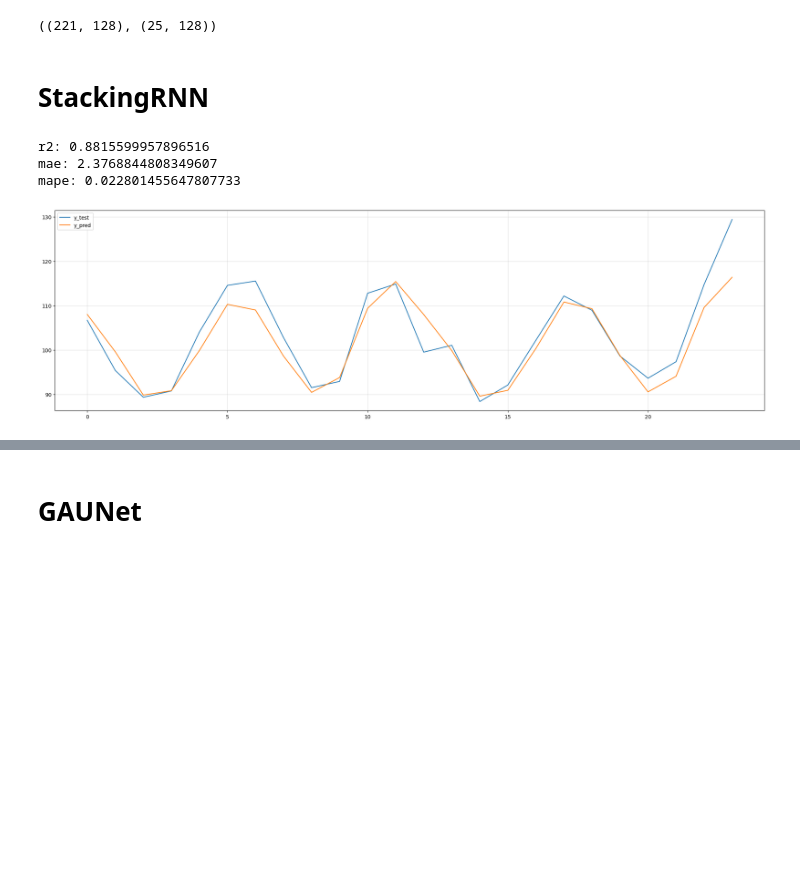
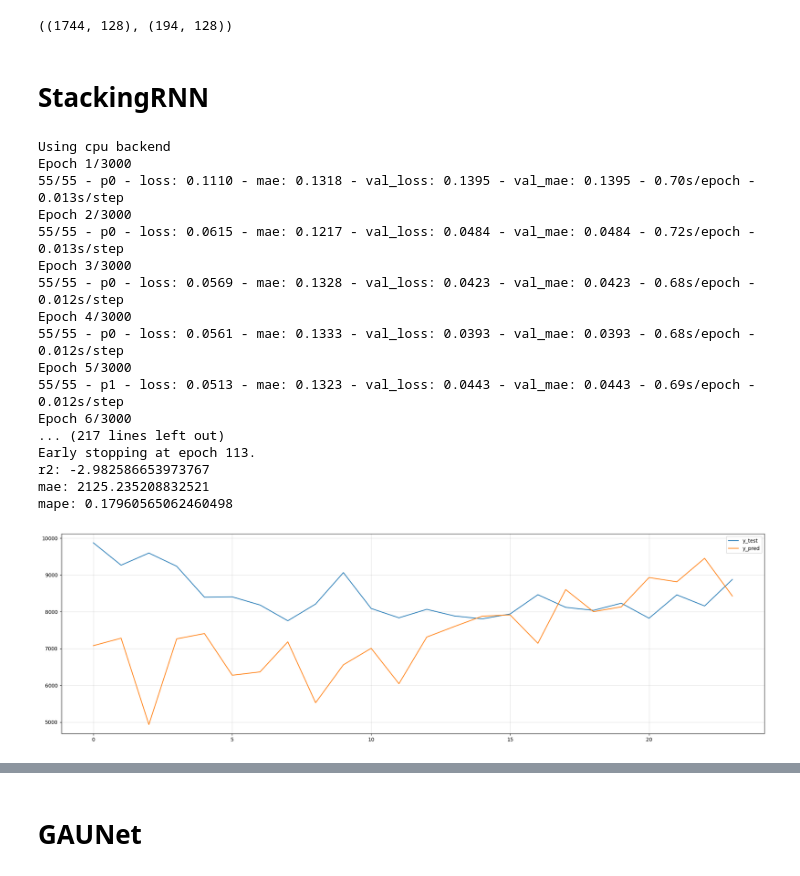
Before and after one commit to BirchKwok/spinesTS, a Jupyter notebook: examples/nn.ipynb, the cells around one changed output, grey strips where cells are left out. Drawn from its saved outputs; the diff is of its cells as text; code cells hidden in the pictures; blank space fills up the shorter version.

```diff
--- a/examples/nn.ipynb
+++ b/examples/nn.ipynb
@@ -32,28 +31,54 @@ series_data = BuiltInSeriesData()
 | 17 | Web_Sales            | date, type_a, type_b, sales_cnt                                      |
 +----+----------------------+----------------------------------------------------------------------+
 # %%
-cs = series_data['Electric_Production']
+cs = series_data['Web_Sales']
 
-x_train, x_test, y_train, y_test = split_series(cs['value'], cs['value'], 128, 24, train_size=0.9)
+x_train, x_test, y_train, y_test = split_series(cs['type_a'], cs['type_a'], 128, 24, train_size=0.9)
 # %%
 x_train.shape, x_test.shape
 # %% [output]
-((221, 128), (25, 128))
+((1744, 128), (194, 128))
+# %%
+from sklearn.preprocessing import MinMaxScaler
+
+scaler = MinMaxScaler()
+x_train = scaler.fit_transform(x_train)
+x_test = scaler.transform(x_test)
+
+scaler2 = MinMaxScaler()
+y_train = scaler2.fit_transform(y_train)
+y_test = scaler2.transform(y_test)
 # %% [markdown]
 # StackingRNN
-# %%
-model = StackingRNN(128, 24, random_seed=42, loss_fn='mae', learning_rate=0.001, dropout=0.1, diff_n=1,
-                    stack_num=2, bidirectional=True, device='cpu')
-model.fit(x_train, y_train, eval_set=(x_test, y_test), batch_size=32,
-             min_delta=0, patience=100, epochs=3000, verbose=False, lr_scheduler=None)
-y_pred_inverse = model.predict(x_test)
-# y_pred_inverse = sc_y.inverse_transform(y_pred)
-print(f"r2: {r2_score(y_test.T, y_pred_inverse.T)}")
-print(f"mae: {mean_absolute_error(y_test, y_pred_inverse)}")
-print(f"mape: {mean_absolute_percentage_error(y_test, y_pred_inverse)}")
-a = plot2d(y_test, y_pred_inverse, eval_slices='[-1]', labels=['y_test', 'y_pred'], figsize=(20, 6))
-# %% [output]
-r2: 0.8815599957896516
-mae: 2.3768844808349607
-mape: 0.022801455647807733
-[figure, removed]
+# %%
+model = StackingRNN(128, 24, random_seed=42, loss_fn='mae', learning_rate=0.001, dropout=0.1, diff_n=0,
+                    stack_num=2, num_layers=1, bidirectional=True, device='cpu')
+model.fit(x_train, y_train, eval_set=(x_test, y_test), batch_size=32,
+             min_delta=0, patience=100, epochs=3000, verbose=True, lr_scheduler=None)
+y_pred_inverse = scaler2.inverse_transform(model.predict(x_test))
+
+y_test_inverse = scaler2.inverse_transform(y_test)
+
+print(f"r2: {r2_score(y_test_inverse.T, y_pred_inverse.T)}")
+print(f"mae: {mean_absolute_error(y_test_inverse, y_pred_inverse)}")
+print(f"mape: {mean_absolute_percentage_error(y_test_inverse, y_pred_inverse)}")
+a = plot2d(y_test_inverse, y_pred_inverse, eval_slices='[-1]', labels=['y_test', 'y_pred'], figsize=(20, 6))
+# %% [output]
+Using cpu backend
+Epoch 1/3000
+55/55 - p0 - loss: 0.1110 - mae: 0.1318 - val_loss: 0.1395 - val_mae: 0.1395 - 0.70s/epoch - 0.013s/step
+Epoch 2/3000
+55/55 - p0 - loss: 0.0615 - mae: 0.1217 - val_loss: 0.0484 - val_mae: 0.0484 - 0.72s/epoch - 0.013s/step
+Epoch 3/3000
+55/55 - p0 - loss: 0.0569 - mae: 0.1328 - val_loss: 0.0423 - val_mae: 0.0423 - 0.68s/epoch - 0.012s/step
+Epoch 4/3000
+55/55 - p0 - loss: 0.0561 - mae: 0.1333 - val_loss: 0.0393 - val_mae: 0.0393 - 0.68s/epoch - 0.012s/step
+Epoch 5/3000
+55/55 - p1 - loss: 0.0513 - mae: 0.1323 - val_loss: 0.0443 - val_mae: 0.0443 - 0.69s/epoch - 0.012s/step
+Epoch 6/3000
+... (217 lines left out)
+Early stopping at epoch 113.
+r2: -2.982586653973767
+mae: 2125.235208832521
+mape: 0.17960565062460498
+[figure, added]
```
Also changed, not shown: parts of 4 cells of this notebook, 1 other file.
